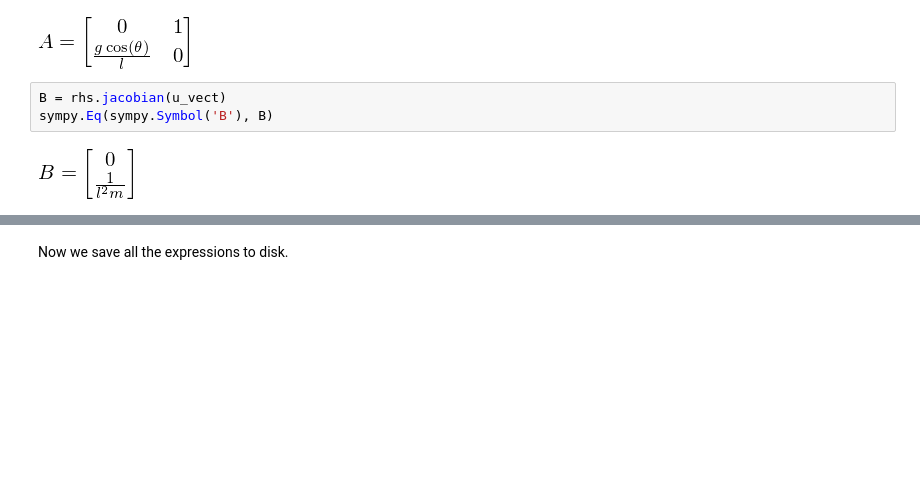
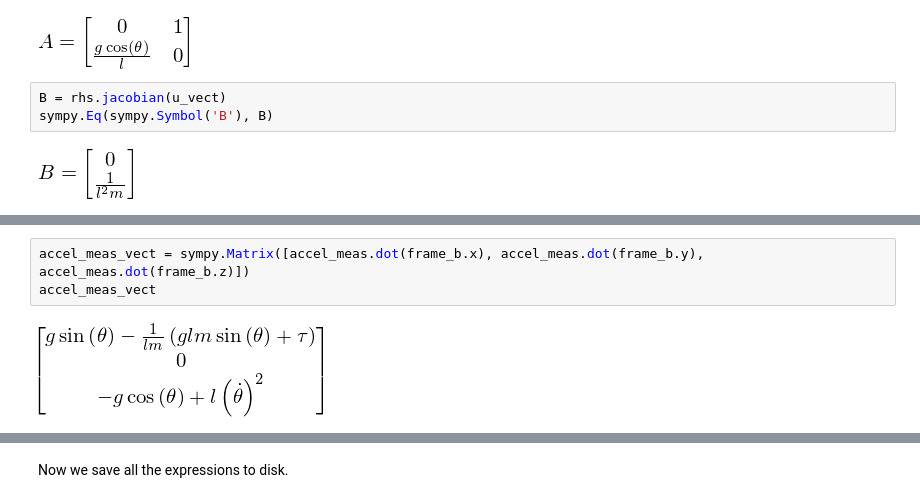
Before and after one commit to jgoppert/PX4-SIL, a Jupyter notebook: Pendulum.ipynb, the cells around one changed output, grey strips where cells are left out. Cells and saved outputs as stored; diff of their text form; blank space fills up the shorter version.

```diff
--- a/Pendulum.ipynb
+++ b/Pendulum.ipynb
@@ -63,0 +71,5 @@ sympy.Eq(sympy.Symbol('B'), B)
+# %%
+accel_meas_vect = sympy.Matrix([accel_meas.dot(frame_b.x), accel_meas.dot(frame_b.y), accel_meas.dot(frame_b.z)])
+accel_meas_vect
+# %% [output]
+[figure, added]
```
Also changed, not shown: parts of 9 cells of this notebook, 2 other files.
